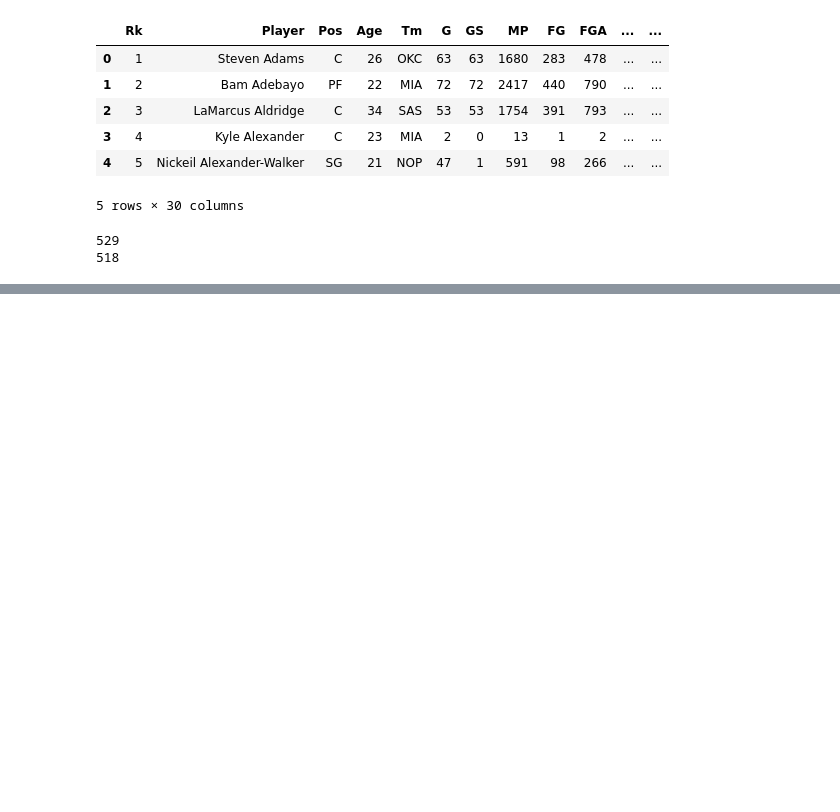
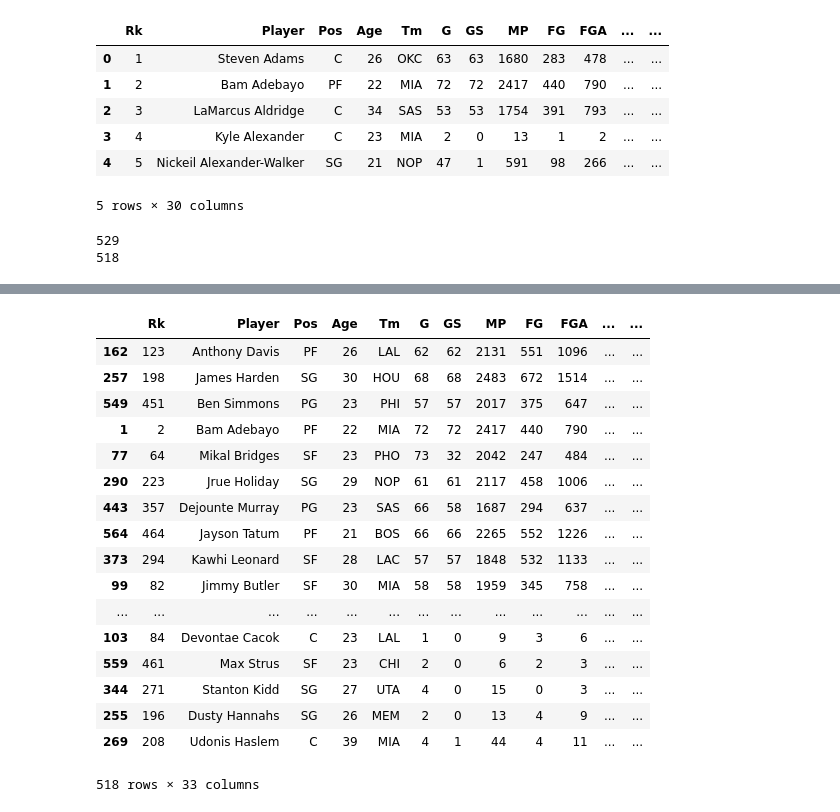
Before and after one commit to fahad-shaik/NBAOffensiveDefensive, a Jupyter notebook: code/main.ipynb, the cells around one changed output, grey strips where cells are left out. Cells and saved outputs as stored; diff of their text form; code cells hidden in the pictures; blank space fills up the shorter version.

```diff
--- a/code/main.ipynb
+++ b/code/main.ipynb
@@ -225,0 +184,48 @@ for i in teamAndWhatTheyAreBadAt:
+# %%
+def assignPlayerOffRtg(row):
+    FGA = row['FGA']
+    ORB = row['ORB']
+    TOV = row['TOV']
+    FTA = row['FTA']
+
+    TotalP = FGA - ORB + TOV + (0.4 * FTA)
+    if TotalP == 0:
+        TotalP = -1
+
+    PTS = row['PTS']
+
+    return (PTS/TotalP) * 100
+
+def assignPlayerDefRtg(row):
+    STL = row['STL']
+    BLK = row['BLK']
+    MP = row['MP']
+
+#     dRtg = ((STL * 0.7) + (BLK * 0.3))/(MP)
+    dRtg = ((STL * 0.7) + BLK * 0.3)
+
+    return dRtg
+# %%
+df_player['ORtg'] = df_player.apply(assignPlayerOffRtg, axis=1)
+df_player['DRtg'] = df_player.apply(assignPlayerDefRtg, axis=1)
+# %%
+df_player.sort_values(by='DRtg', ascending=False)
+# %% [output]
+|  | Rk | Player | Pos | Age | Tm | G | GS | MP | FG | FGA | ... | ... |
+| 162 | 123 | Anthony Davis | PF | 26 | LAL | 62 | 62 | 2131 | 551 | 1096 | ... | ... |
+| 257 | 198 | James Harden | SG | 30 | HOU | 68 | 68 | 2483 | 672 | 1514 | ... | ... |
+| 549 | 451 | Ben Simmons | PG | 23 | PHI | 57 | 57 | 2017 | 375 | 647 | ... | ... |
+| 1 | 2 | Bam Adebayo | PF | 22 | MIA | 72 | 72 | 2417 | 440 | 790 | ... | ... |
+| 77 | 64 | Mikal Bridges | SF | 23 | PHO | 73 | 32 | 2042 | 247 | 484 | ... | ... |
+| 290 | 223 | Jrue Holiday | SG | 29 | NOP | 61 | 61 | 2117 | 458 | 1006 | ... | ... |
+| 443 | 357 | Dejounte Murray | PG | 23 | SAS | 66 | 58 | 1687 | 294 | 637 | ... | ... |
+| 564 | 464 | Jayson Tatum | PF | 21 | BOS | 66 | 66 | 2265 | 552 | 1226 | ... | ... |
+| 373 | 294 | Kawhi Leonard | SF | 28 | LAC | 57 | 57 | 1848 | 532 | 1133 | ... | ... |
+| 99 | 82 | Jimmy Butler | SF | 30 | MIA | 58 | 58 | 1959 | 345 | 758 | ... | ... |
+| ... | ... | ... | ... | ... | ... | ... | ... | ... | ... | ... | ... | ... |
+| 103 | 84 | Devontae Cacok | C | 23 | LAL | 1 | 0 | 9 | 3 | 6 | ... | ... |
+| 559 | 461 | Max Strus | SF | 23 | CHI | 2 | 0 | 6 | 2 | 3 | ... | ... |
+| 344 | 271 | Stanton Kidd | SG | 27 | UTA | 4 | 0 | 15 | 0 | 3 | ... | ... |
+| 255 | 196 | Dusty Hannahs | SG | 26 | MEM | 2 | 0 | 13 | 4 | 9 | ... | ... |
+| 269 | 208 | Udonis Haslem | C | 39 | MIA | 4 | 1 | 44 | 4 | 11 | ... | ... |
+518 rows × 33 columns
```
Also changed, not shown: parts of 9 cells of this notebook, 3 other files.
